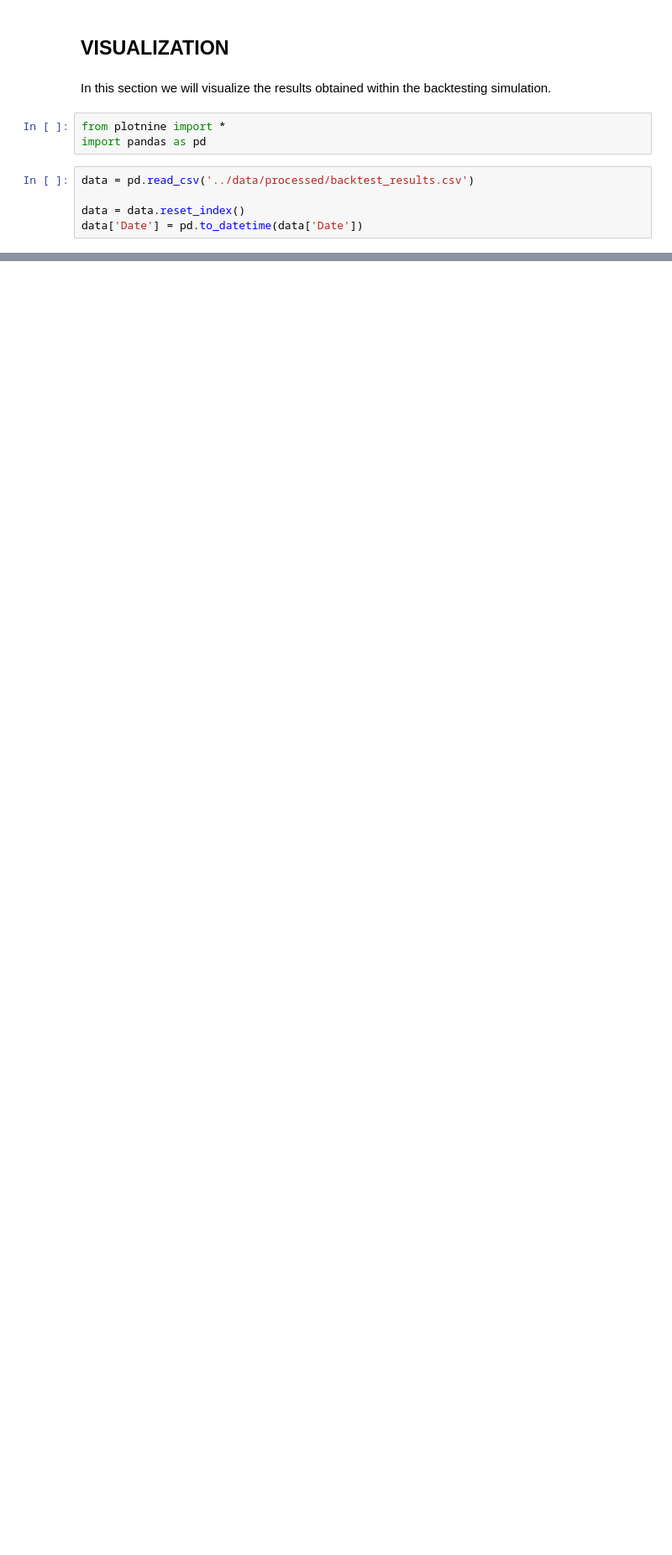
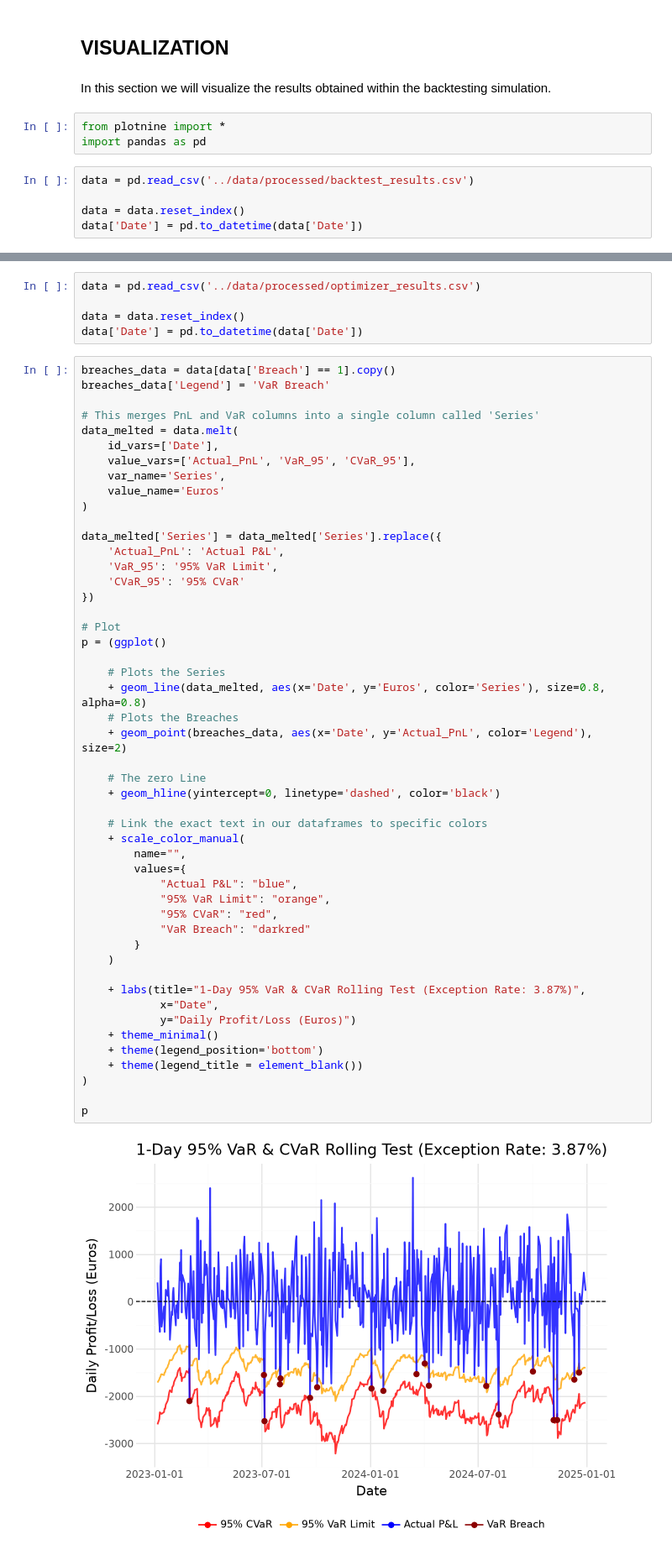
Before and after one commit to sergipolog/stochastic-risk-engine, a Jupyter notebook: notebooks/visualization.ipynb, the cells around one changed output, grey strips where cells are left out. Shown at 84% size. Saved outputs shown, nothing was run; the diff lists cells and outputs as text; blank space fills up the shorter version.

Commit message:
feat: implemented optimizer

```diff
--- a/notebooks/visualization.ipynb
+++ b/notebooks/visualization.ipynb
@@ -63,0 +66,56 @@ p
+# %%
+data = pd.read_csv('../data/processed/optimizer_results.csv')
+
+data = data.reset_index()
+data['Date'] = pd.to_datetime(data['Date'])
+# %%
+breaches_data = data[data['Breach'] == 1].copy()
+breaches_data['Legend'] = 'VaR Breach'
+
+# This merges PnL and VaR columns into a single column called 'Series'
+data_melted = data.melt(
+	id_vars=['Date'],
+	value_vars=['Actual_PnL', 'VaR_95', 'CVaR_95'],
+	var_name='Series',
+	value_name='Euros'
+)
+
+data_melted['Series'] = data_melted['Series'].replace({
+	'Actual_PnL': 'Actual P&L',
+	'VaR_95': '95% VaR Limit',
+	'CVaR_95': '95% CVaR'
+})
+
+# Plot
+p = (ggplot()
+
+	# Plots the Series
+	+ geom_line(data_melted, aes(x='Date', y='Euros', color='Series'), size=0.8, alpha=0.8)
+	# Plots the Breaches
+	+ geom_point(breaches_data, aes(x='Date', y='Actual_PnL', color='Legend'), size=2)
+
+	# The zero Line
+	+ geom_hline(yintercept=0, linetype='dashed', color='black')
+
+	# Link the exact text in our dataframes to specific colors
+	+ scale_color_manual(
+		name="",
+		values={
+			"Actual P&L": "blue",
+			"95% VaR Limit": "orange",
+			"95% CVaR": "red",
+			"VaR Breach": "darkred"
+		}
+	)
+
+	+ labs(title="1-Day 95% VaR & CVaR Rolling Test (Exception Rate: 3.87%)",
+			x="Date",
+			y="Daily Profit/Loss (Euros)")
+	+ theme_minimal()
+	+ theme(legend_position='bottom')
+	+ theme(legend_title = element_blank())
+)
+
+p
+# %% [output]
+[figure, added]
```
Also changed, not shown: parts of 1 cell of this notebook, 2 other files.
